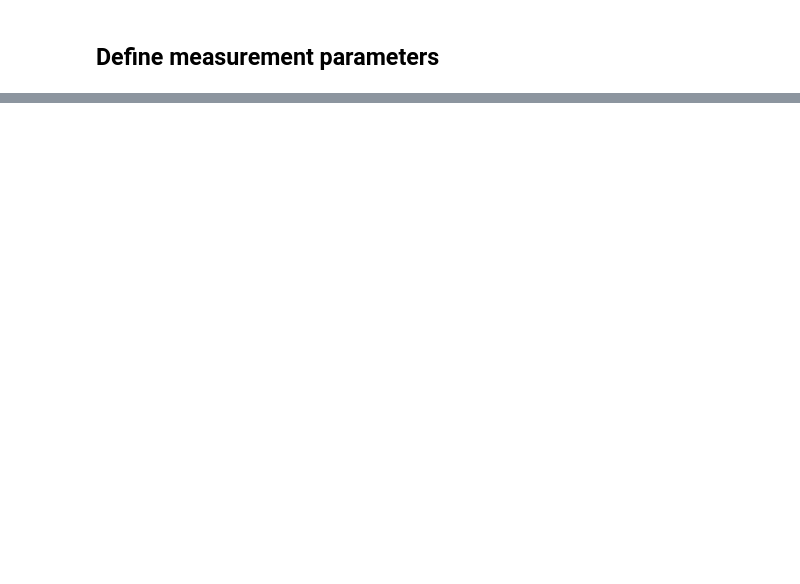
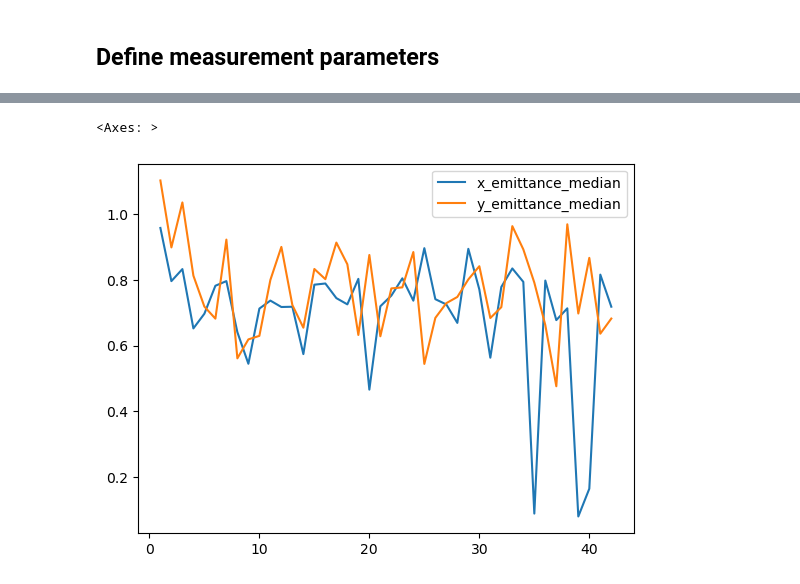
Before and after one commit to t-bz/SLAC_Xopt, a Jupyter notebook: lcls_ii/emittance/exploration/run_exploration.ipynb, the cells around one changed output, grey strips where cells are left out. Saved outputs shown, nothing was run; the diff lists cells and outputs as text; code cells hidden in the pictures; blank space fills up the shorter version.

```diff
--- a/lcls_ii/emittance/exploration/run_exploration.ipynb
+++ b/lcls_ii/emittance/exploration/run_exploration.ipynb
@@ -136,0 +321,5 @@ for i in range(n_steps):
+# %%
+X.data.plot(y=["x_emittance_median","y_emittance_median"])
+# %% [output]
+<Axes: >
+[figure, added]
```
Also changed, not shown: parts of 29 cells of this notebook, 12 other files.
